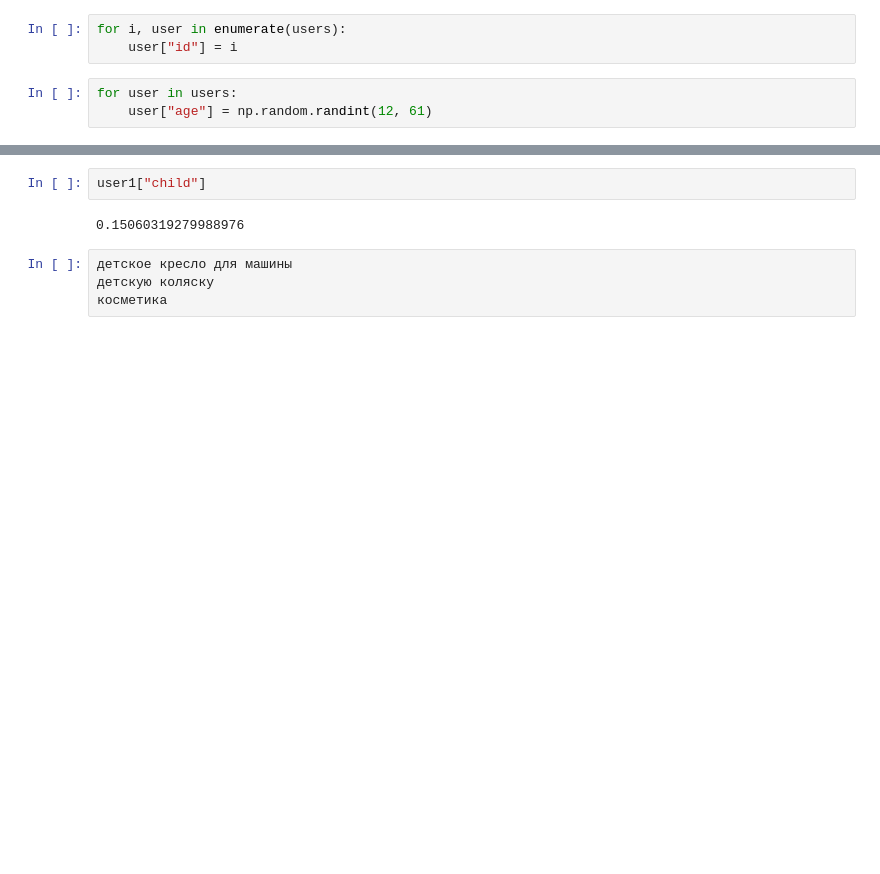
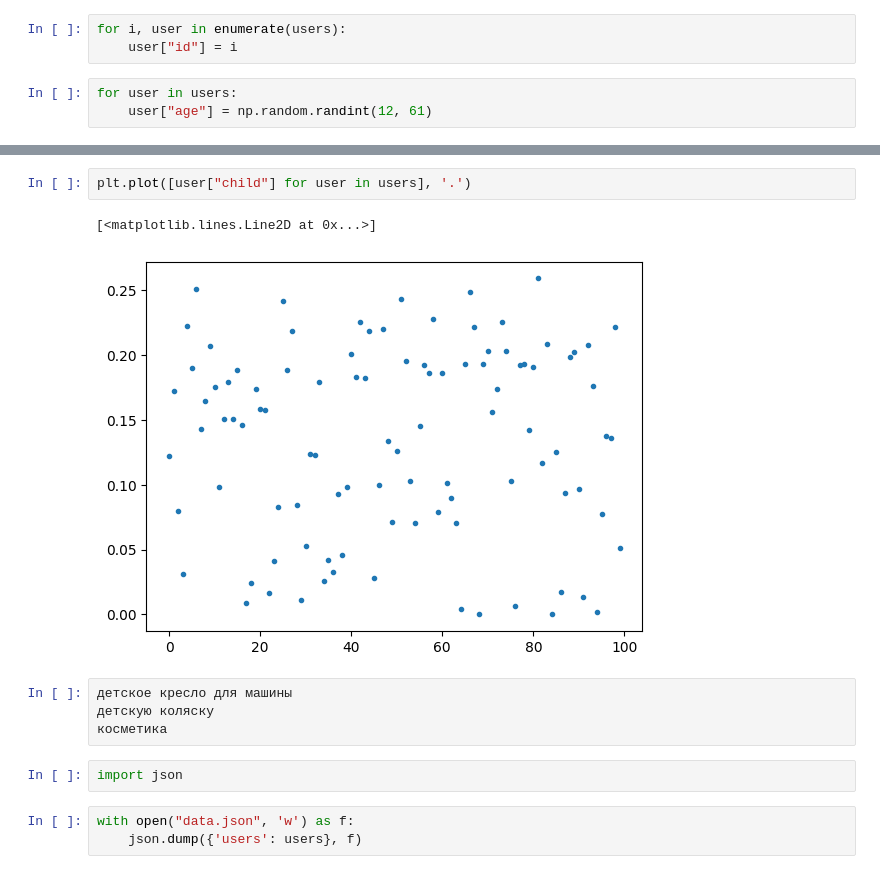
Before and after one commit to Dann38/neural_networks_course, a Jupyter notebook: lesson/lesson1/Untitled.ipynb, the cells around one changed output, grey strips where cells are left out. Drawn from its saved outputs; the diff is of its cells as text; blank space fills up the shorter version.

Commit message:
create data, knn_method, related files

```diff
--- a/lesson/lesson1/Untitled.ipynb
+++ b/lesson/lesson1/Untitled.ipynb
@@ -260,8 +305,14 @@ np.mean(child_args)
 # %%
-user1["child"]
+plt.plot([user["child"] for user in users], '.')
 # %% [output]
-0.15060319279988976
+[<matplotlib.lines.Line2D at 0x...>]
+[figure, added]
 # %%
 детское кресло для машины
 детскую коляску
 косметика
+# %%
+import json
+# %%
+with open("data.json", 'w') as f:
+    json.dump({'users': users}, f)
```
Also changed, not shown: parts of 12 cells of this notebook, 3 other files.
